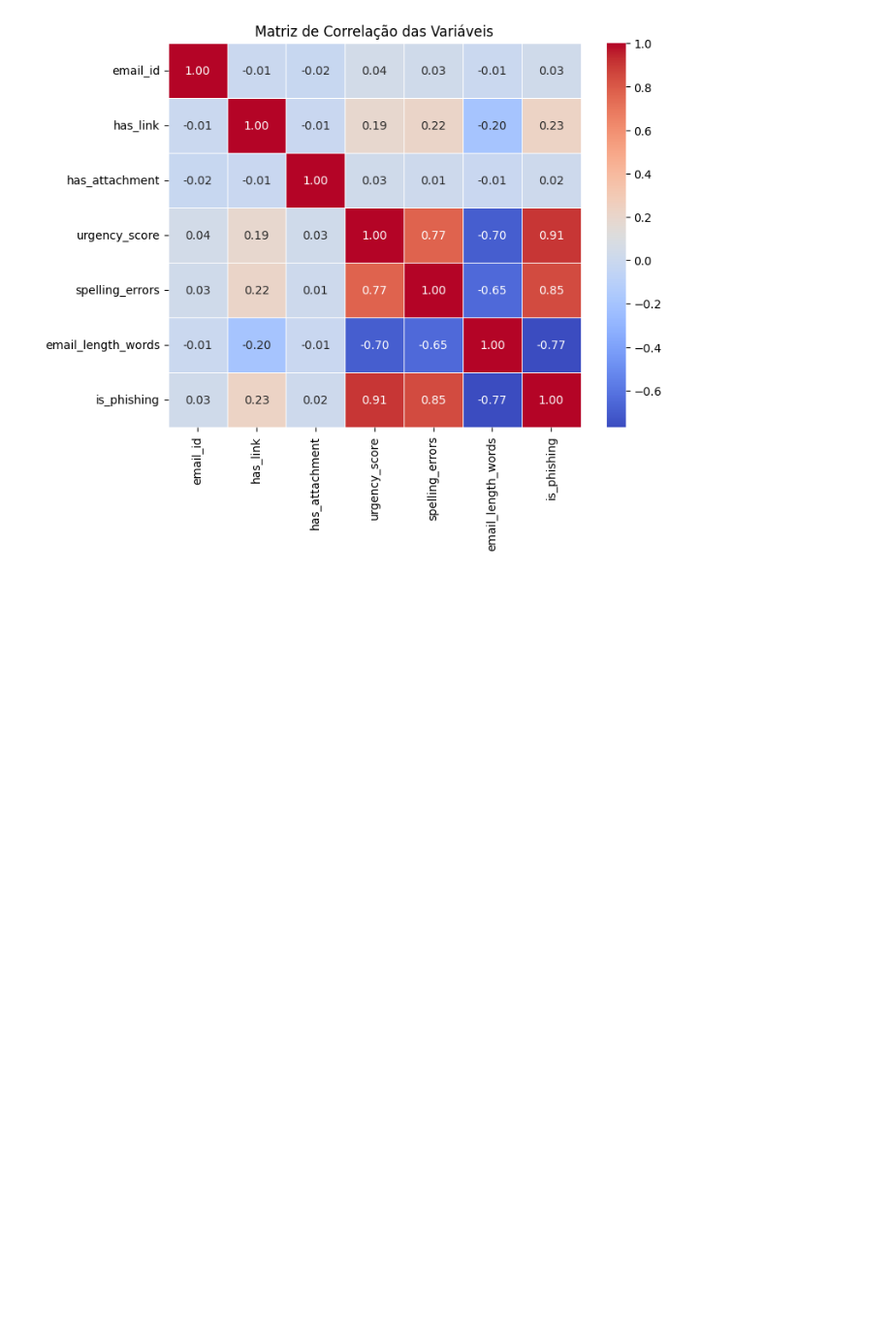
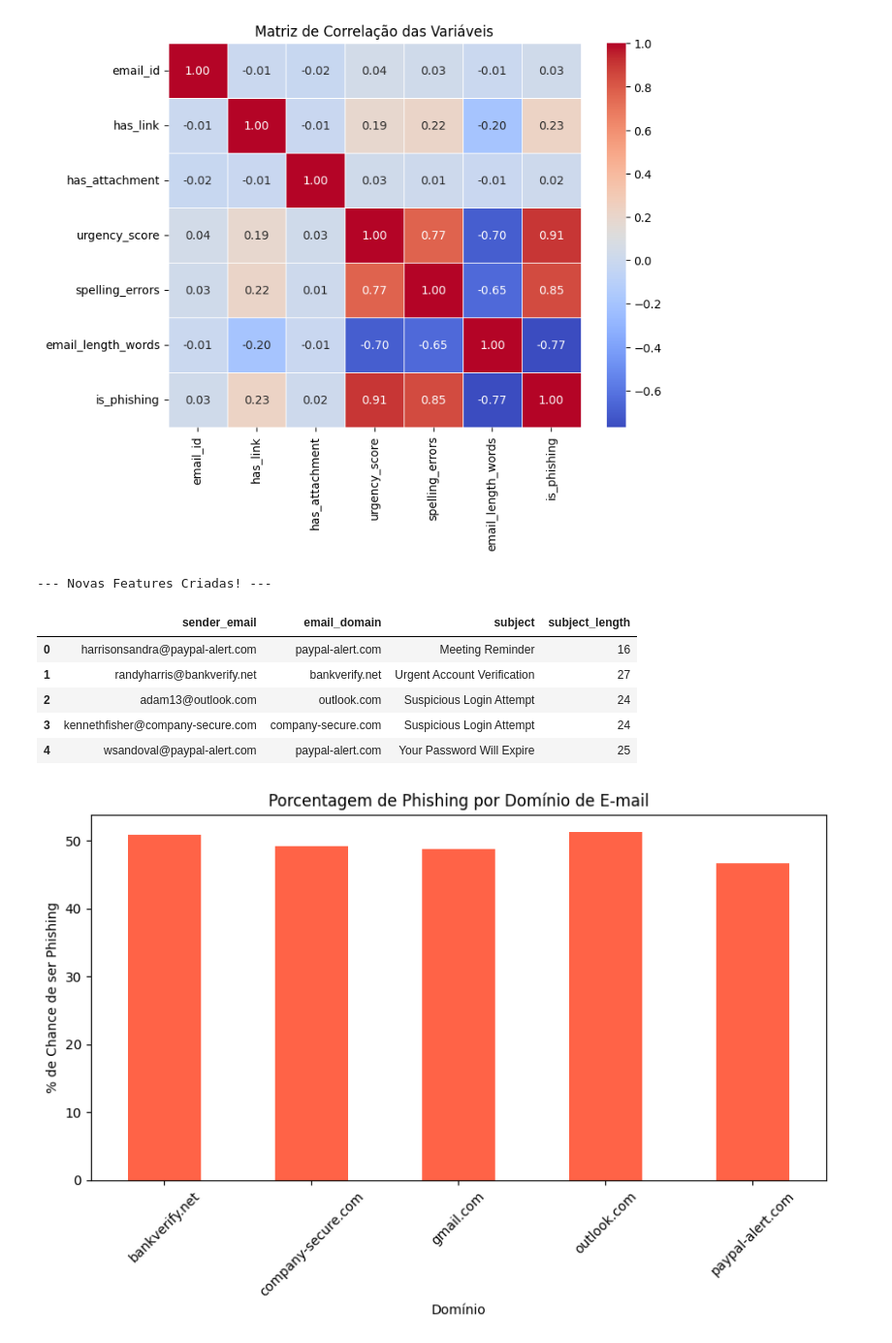
Before and after one commit to KaykyPeres/Pishing-Detection-analysis, a Jupyter notebook: Notebooks/Analise_e_Previsao_de_Series_Temporais.ipynb, the cells around one changed output. Shown at 97% size. Drawn from its saved outputs; the diff is of its cells as text; code cells hidden in the pictures; blank space fills up the shorter version.

```diff
--- a/Notebooks/Analise_e_Previsao_de_Series_Temporais.ipynb
+++ b/Notebooks/Analise_e_Previsao_de_Series_Temporais.ipynb
@@ -90,3 +90,32 @@ plt.title('Matriz de Correlação das Variáveis')
 plt.show()
 # %% [output]
 [figure]
+# %%
+# Analise de dominio suspeito
+# Extraindo o domínio do remetente
+df['email_domain'] = df['sender_email'].apply(lambda x: x.split('@')[1] if '@' in str(x) else 'unknown')
+
+# Extraindo o tamanho do assunto
+df['subject_length'] = df['subject'].str.len().fillna(0)
+
+print("--- Novas Features Criadas! ---")
+display(df[['sender_email', 'email_domain', 'subject', 'subject_length']].head())
+
+# Análise de Domínios mais perigosos
+plt.figure(figsize=(10, 5))
+domain_phishing = pd.crosstab(df['email_domain'], df['is_phishing'], normalize='index') * 100
+domain_phishing[1].plot(kind='bar', color='tomato')
+plt.title('Porcentagem de Phishing por Domínio de E-mail')
+plt.ylabel('% de Chance de ser Phishing')
+plt.xlabel('Domínio')
+plt.xticks(rotation=45)
+plt.show()
+# %% [output]
+--- Novas Features Criadas! ---
+|  | sender_email | email_domain | subject | subject_length |
+| 0 | harrisonsandra@paypal-alert.com | paypal-alert.com | Meeting Reminder | 16 |
+| 1 | randyharris@bankverify.net | bankverify.net | Urgent Account Verification | 27 |
+| 2 | adam13@outlook.com | outlook.com | Suspicious Login Attempt | 24 |
+| 3 | kennethfisher@company-secure.com | company-secure.com | Suspicious Login Attempt | 24 |
+| 4 | wsandoval@paypal-alert.com | paypal-alert.com | Your Password Will Expire | 25 |
+[figure, added]
```
Also changed, not shown: parts of 1 cell of this notebook.
